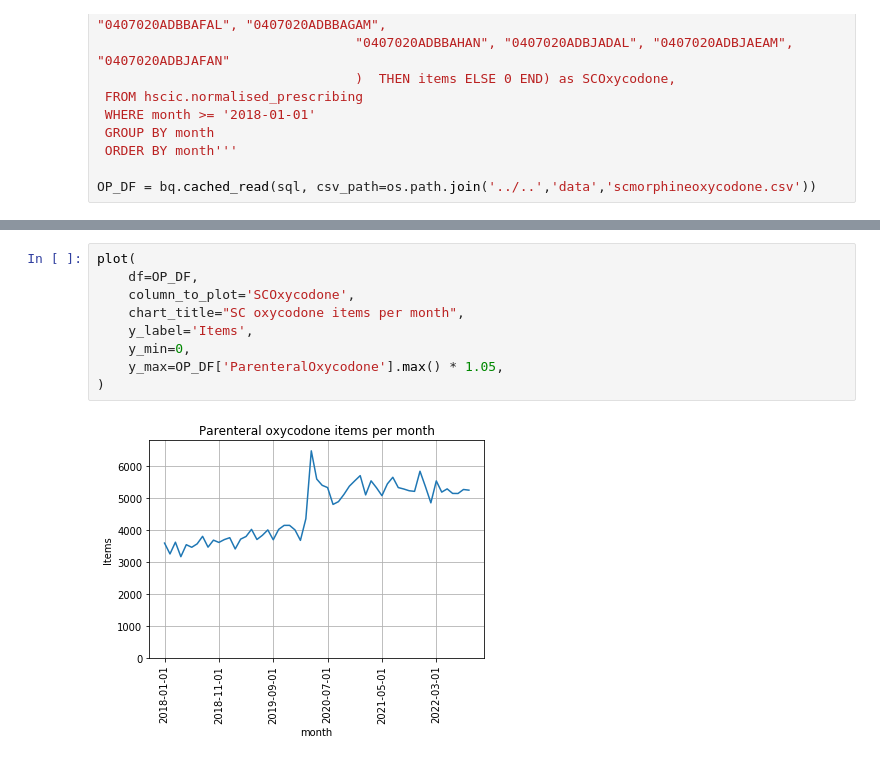
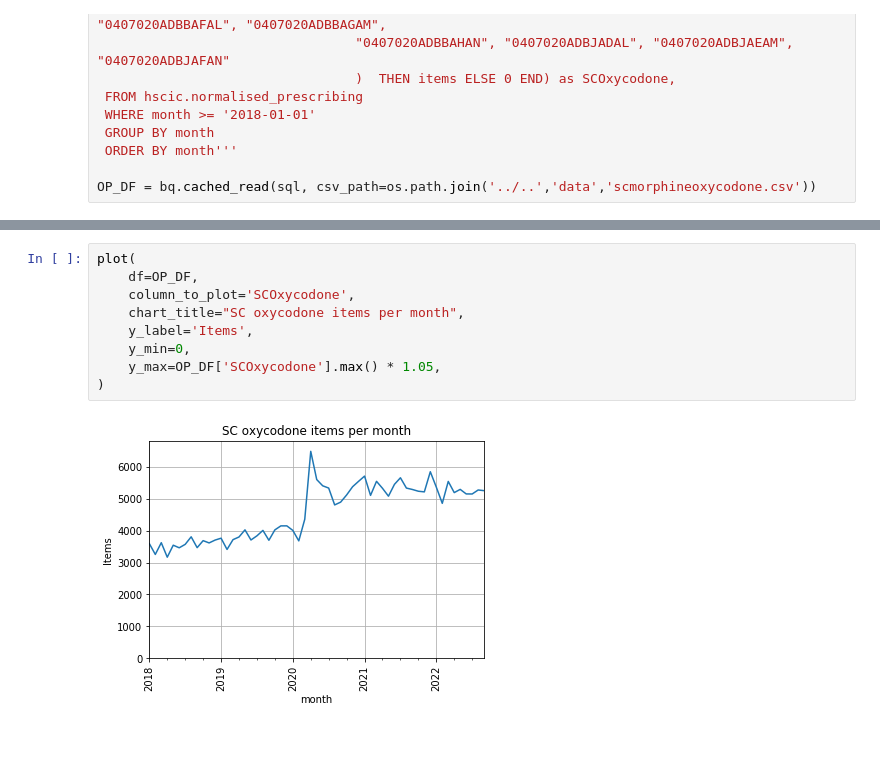
Before and after one commit to chrisjwood16/notebook_collection, a Jupyter notebook: notebooks/Parenteral_opioids/Parenteral_opioids-morphine-oxycodone.ipynb, the cells around one changed output, grey strips where cells are left out. Drawn from its saved outputs; the diff is of its cells as text.

```diff
--- a/notebooks/Parenteral_opioids/Parenteral_opioids-morphine-oxycodone.ipynb
+++ b/notebooks/Parenteral_opioids/Parenteral_opioids-morphine-oxycodone.ipynb
@@ -93,11 +93,11 @@ plot(
 # %%
 plot(
     df=OP_DF,
     column_to_plot='SCOxycodone',
     chart_title="SC oxycodone items per month",
     y_label='Items',
     y_min=0,
-    y_max=OP_DF['ParenteralOxycodone'].max() * 1.05,
+    y_max=OP_DF['SCOxycodone'].max() * 1.05,
 )
 # %% [output]
-[figure, old version]
+[figure, new version]
```
Also changed, not shown: parts of 2 cells of this notebook, 1 other file.
